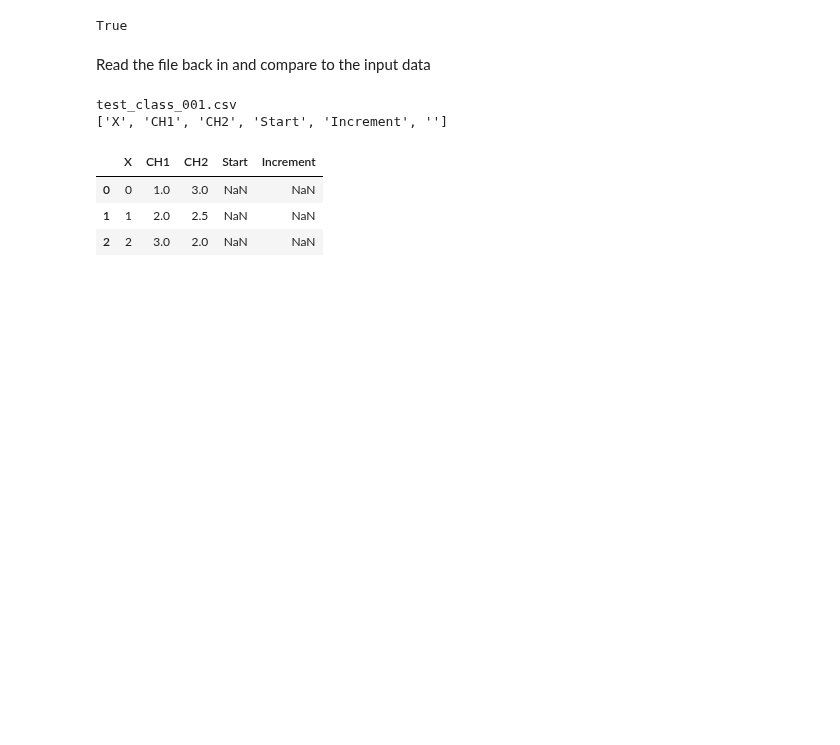
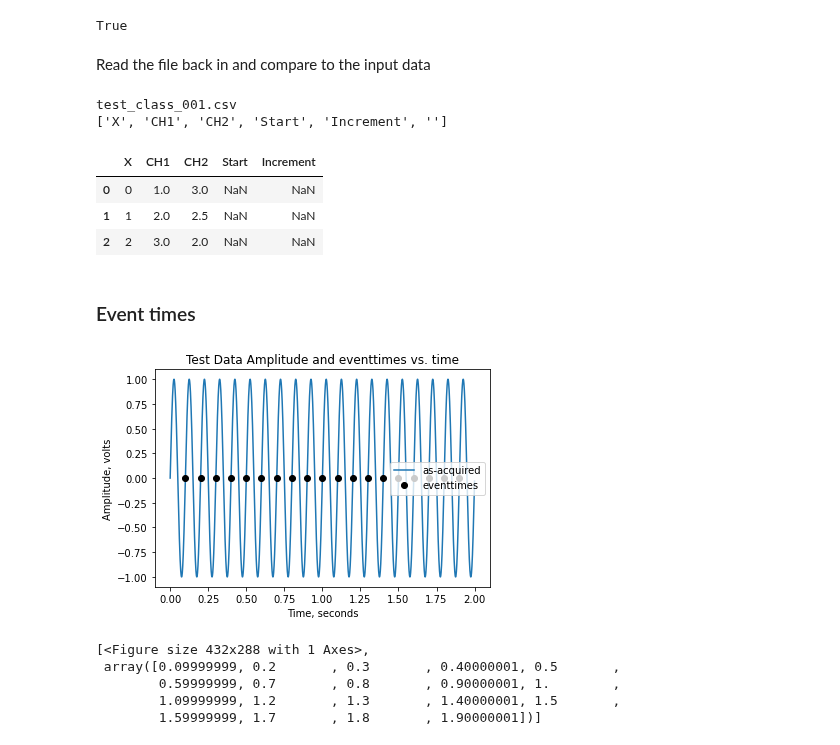
Before and after one commit to RobotSquirrelProd/AppliedVibrationAnalysis, a Jupyter notebook: AppliedVibrationAnalysis Test Harness.ipynb, the cells around one changed output. Cells and saved outputs as stored; diff of their text form; code cells hidden in the pictures; blank space fills up the shorter version.

Commit message:
testing implemented for eventtime estimation

```diff
--- a/AppliedVibrationAnalysis Test Harness.ipynb
+++ b/AppliedVibrationAnalysis Test Harness.ipynb
@@ -209,3 +231,18 @@ df_test
 # %%
 assert abs(df_test.CH2[2] - np_ch2[2]) < 1e-15, 'Failed to save second data series'
 assert abs(df_test.CH2[1] - np_ch2[1]) < 1e-15, 'Failed to save second data series'
+# %% [markdown]
+### Event times
+# %%
+d_threshold = 0.0
+d_hysteresis = 0.1
+d_eventtimes = ClSigEven.np_d_est_triggers(np_sig_in=np_d_test_even, i_direction=0, d_threshold=d_threshold,
+                            d_hysteresis=d_hysteresis, b_verbose=False)
+ClSigEven.plt_eventtimes()
+# %% [output]
+[figure, added]
+[<Figure size 432x288 with 1 Axes>,
+ array([0.09999999, 0.2       , 0.3       , 0.40000001, 0.5       ,
+        0.59999999, 0.7       , 0.8       , 0.90000001, 1.        ,
+        1.09999999, 1.2       , 1.3       , 1.40000001, 1.5       ,
+        1.59999999, 1.7       , 1.8       , 1.90000001])]
```
Also changed, not shown: parts of 12 cells of this notebook, 4 other files.
